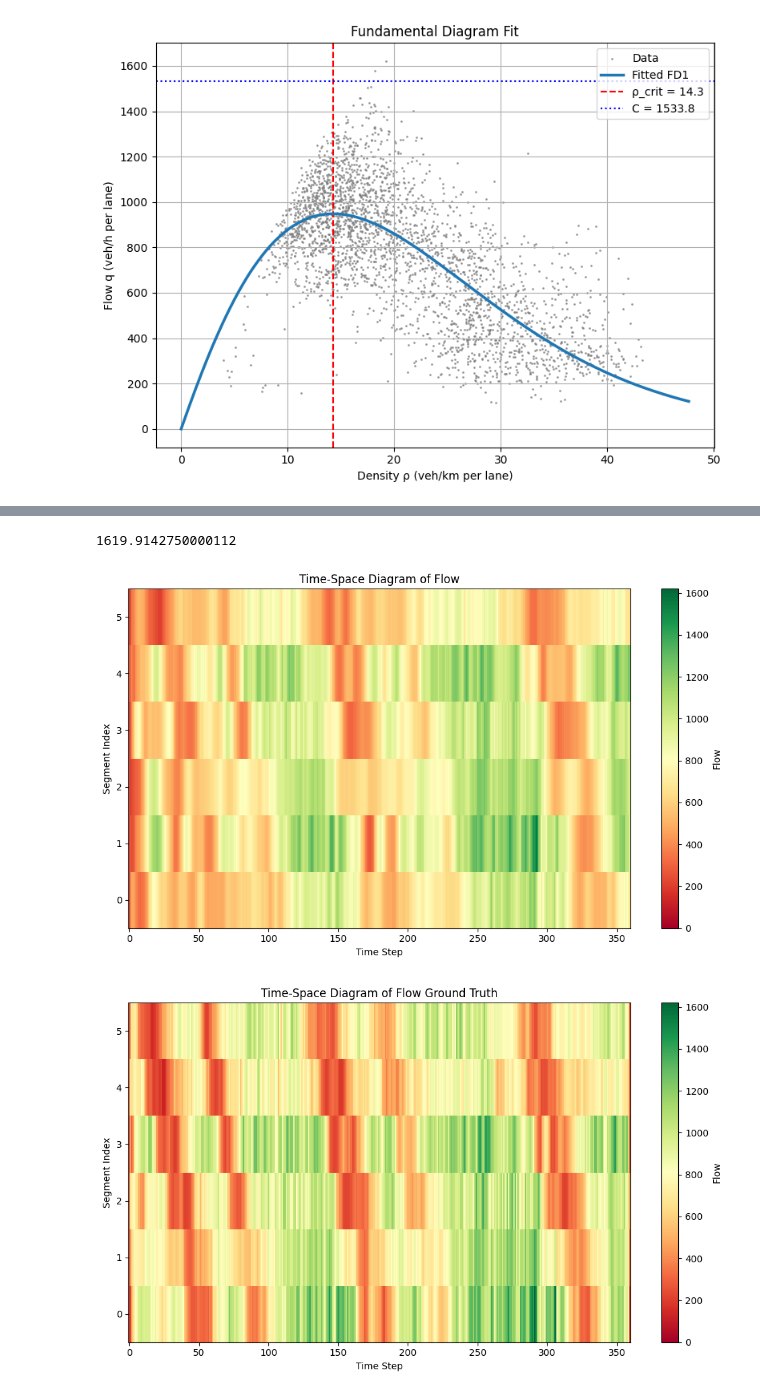
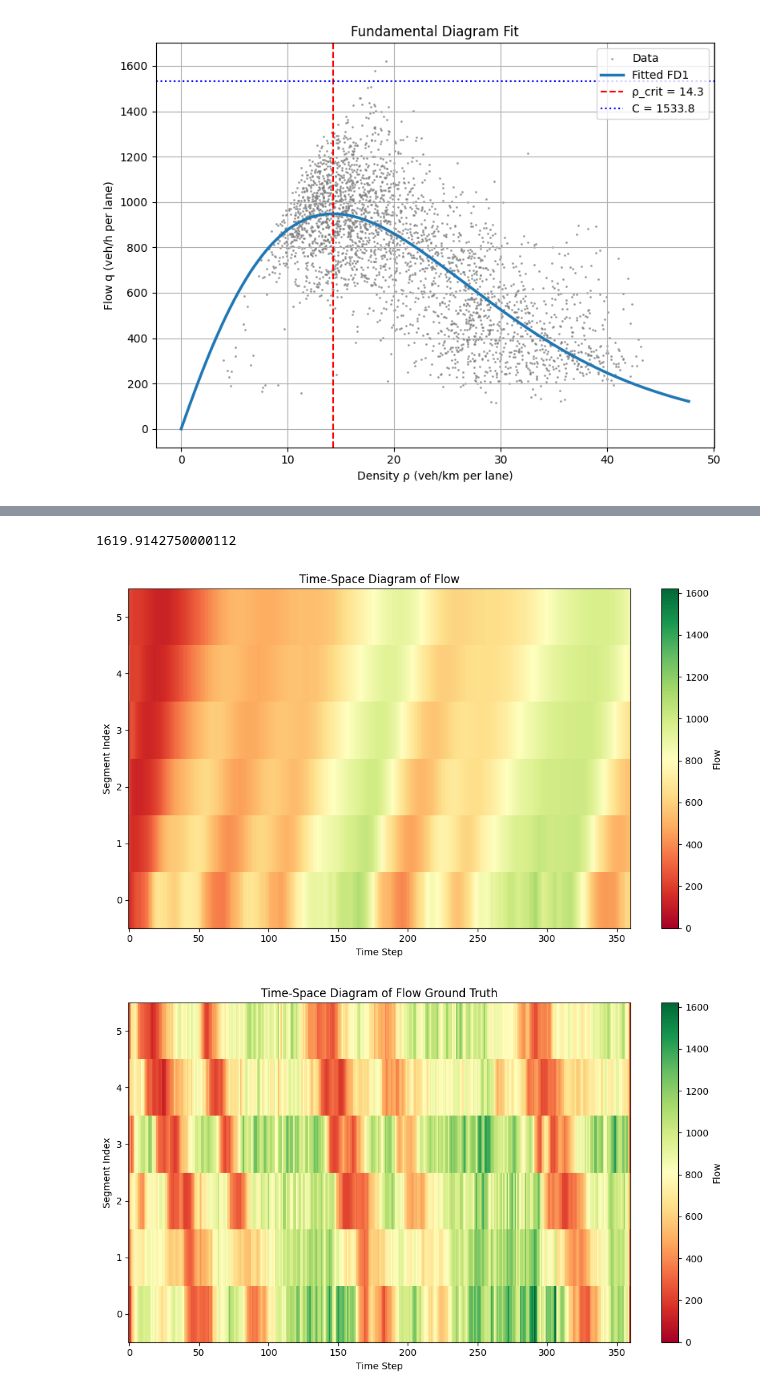
Before and after one commit to woxsao/macroscopic-sim-calibration, a Jupyter notebook: Optimization.ipynb, the cells around one changed output, grey strips where cells are left out. Cells and saved outputs as stored; diff of their text form; code cells hidden in the pictures.

```diff
--- a/Optimization.ipynb
+++ b/Optimization.ipynb
@@ -148,9 +148,9 @@ def metanet_param_fit(v_hat, rho_hat, q_hat, v_free, a, rho_crit, T, l, initial_
     model.l = Param(initialize=l)
 
     # Parameters to estimate
-    model.eta_high = Var(model.segment_ix, bounds=(0, 10000), initialize={seg_ix: float(30) for seg_ix in model.segment_ix})
-    model.tau = Var(model.segment_ix, bounds=(1e-6, 5.0), initialize={seg_ix: float(18/3600) for seg_ix in model.segment_ix})
-    model.K = Var(model.segment_ix, bounds=(0, 100000), initialize={seg_ix: float(40) for seg_ix in model.segment_ix})
+    model.eta_high = Var(model.segment_ix, bounds=(10.0,90.0), initialize={seg_ix: float(30) for seg_ix in model.segment_ix})
+    model.tau = Var(model.segment_ix, bounds=(5, 80.0), initialize={seg_ix: float(18/3600) for seg_ix in model.segment_ix})
+    model.K = Var(model.segment_ix, bounds=(5.0, 50.0), initialize={seg_ix: float(40) for seg_ix in model.segment_ix})
 
     # Variables to predict
     model.v_pred = Var(model.t, model.i, bounds=(0, v_free+50), initialize={(t,i): float(v_hat[t, i]) for t in model.t for i in model.i})
@@ -207,7 +207,7 @@ def metanet_param_fit(v_hat, rho_hat, q_hat, v_free, a, rho_crit, T, l, initial_
     VSL = 150
     # Velocity dynamics
     def v_update(m, t, i):
-        current_seg_num  = i
+        current_seg_num  = i // (m.num_segments // m.num_calibrated_segments)
 
         if t == 0:
             return Constraint.Skip
@@ -254,6 +254,7 @@ def metanet_param_fit(v_hat, rho_hat, q_hat, v_free, a, rho_crit, T, l, initial_
         return sum(
             ((m.v_pred[t, i] - m.v_hat[t, i])**2)
             # ((m.rho_pred[t, i] - m.rho_hat[t, i]))**2)
+            # +  ((m.v_pred[t, 3] - m.v_hat[t, 3])**2)
             for t in m.t for i in m.i
         )
         # return sum(
@@ -473,15 +356,15 @@ eta high 167.22419253534932
 # %%
-# # Extract shape
-# q_array = rho_pred_array * v_pred_array
-# print(q_array.shape)
-# # Plot
-# plt.figure(figsize=(6, 4))
-# # plt.plot(rho_range, q_fit, linewidth=2.5, label='Fitted FD1', zorder=10)
-# plt.scatter(rho_hat[:,:], q_hat[:,:], color='gray', alpha=0.7,s = 1, label='Data')
-# plt.scatter(rho_pred_array, q_array, alpha=0.6, s=1)
-# plt.xlabel("Predicted Density (veh/km per lane)")
-# plt.ylabel("Predicted Flow (veh/hr per lane)")
-# plt.title("Fundamental Diagram: Flow vs. Density (Predicted)")
-# plt.grid(True)
-# plt.tight_layout()
-# plt.show()
+# Extract shape
+q_array = rho_pred_array * v_pred_array
+print(q_array.shape)
+# Plot
+plt.figure(figsize=(6, 4))
+# plt.plot(rho_range, q_fit, linewidth=2.5, label='Fitted FD1', zorder=10)
+plt.scatter(rho_hat[:,:], q_hat[:,:], color='gray', alpha=0.7,s = 1, label='Data')
+plt.scatter(rho_pred_array, q_array, alpha=0.6, s=1)
+plt.xlabel("Predicted Density (veh/km per lane)")
+plt.ylabel("Predicted Flow (veh/hr per lane)")
+plt.title("Fundamental Diagram: Flow vs. Density (Predicted)")
+plt.grid(True)
+plt.tight_layout()
+plt.show()
@@ -580,32 +490,32 @@ plt.tight_layout()
 [figure]
 # %%
-rho_plot = q_pred_array
+rho_plot = q_array
 plt.figure(figsize=(10, 6))
 plt.imshow(rho_plot.T, aspect='auto', origin='lower', cmap='RdYlGn', interpolation="none", vmin = 0, vmax = 1619.9142750000112)
 
 # Label axes
 plt.xlabel('Time Step')
 plt.ylabel('Segment Index')
 plt.title('Time-Space Diagram of Flow')
 plt.colorbar(label='Flow')
 
 plt.tight_layout()
 # plt.show()
 
 rho_plot =q_hat[:, 1:-1]
 print(np.max(rho_plot))
 plt.figure(figsize=(10, 6))
 plt.imshow(rho_plot.T, aspect='auto', origin='lower', cmap='RdYlGn', interpolation="none", vmin = 0, vmax = 1619.9142750000112)
 
 # Label axes
 plt.xlabel('Time Step')
 plt.ylabel('Segment Index')
 plt.title('Time-Space Diagram of Flow Ground Truth')
 plt.colorbar(label='Flow')
 
 plt.tight_layout()
 # plt.show()
 # %% [output]
 1619.9142750000112
-[figure, old version]
+[figure, new version]
 [figure]
```
Also changed, not shown: parts of 7 cells of this notebook, 13 other files.
